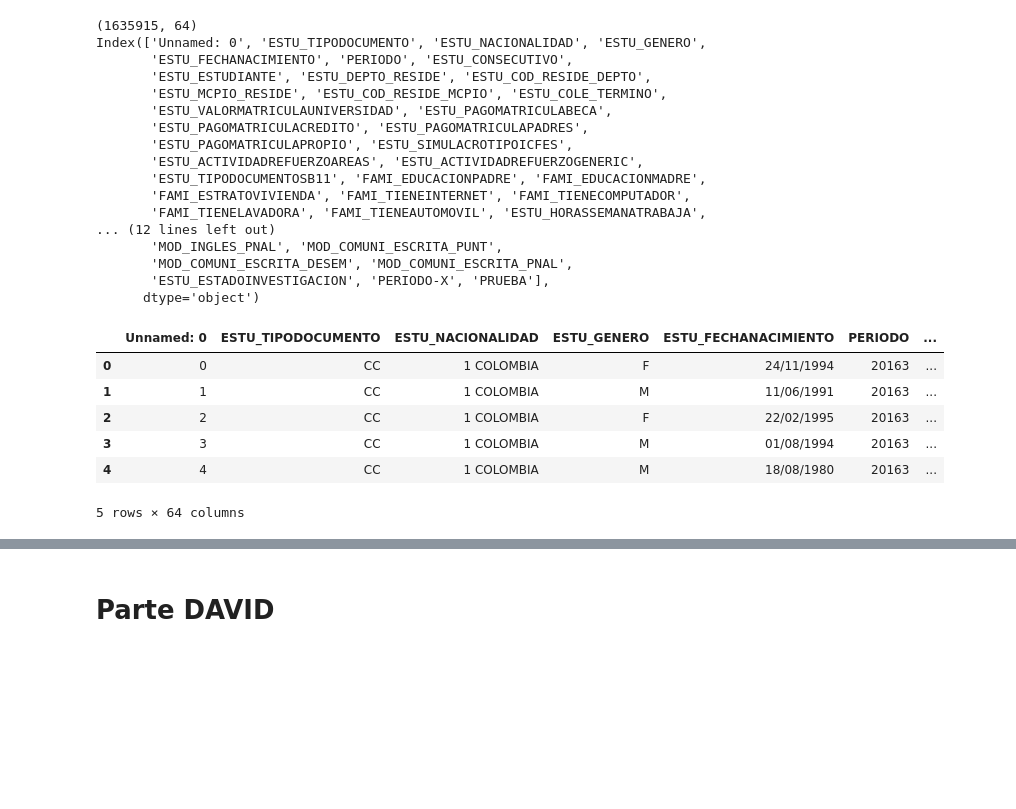
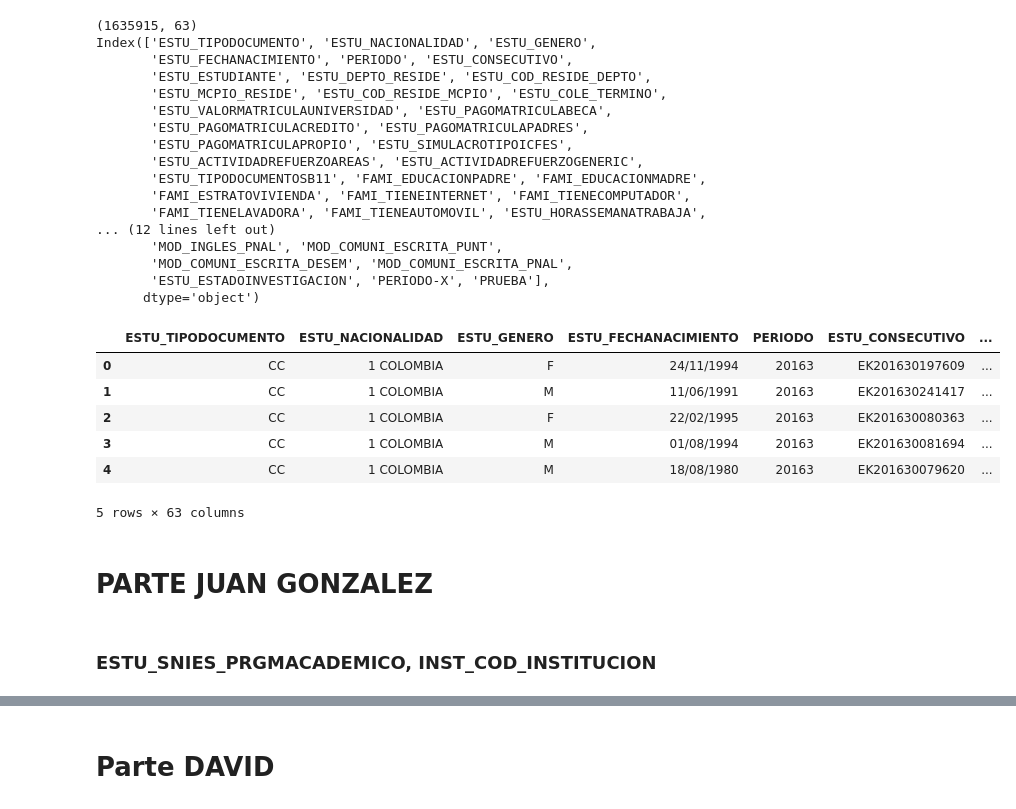
Before and after one commit to epberdugoc/CodeRepDS4A_2020team18, a Jupyter notebook: Codigo Limpieza.ipynb, the cells around one changed output, grey strips where cells are left out. Cells and saved outputs as stored; diff of their text form; code cells hidden in the pictures; blank space fills up the shorter version.

```diff
--- a/Codigo Limpieza.ipynb
+++ b/Codigo Limpieza.ipynb
@@ -1,31 +1,33 @@
 # %%
 import pandas as pd
-datafinal = pd.read_csv("data-final.csv",header=0,encoding = "UTF-8")
+datafinal = pd.read_csv("data-final.csv", header=0, index_col=0, encoding = "UTF-8")
 print(datafinal.shape)
 print(datafinal.columns)
 datafinal.head(5)
 # %% [output]
-(1635915, 64)
-Index(['Unnamed: 0', 'ESTU_TIPODOCUMENTO', 'ESTU_NACIONALIDAD', 'ESTU_GENERO',
+(1635915, 63)
+Index(['ESTU_TIPODOCUMENTO', 'ESTU_NACIONALIDAD', 'ESTU_GENERO',
        'ESTU_FECHANACIMIENTO', 'PERIODO', 'ESTU_CONSECUTIVO',
        'ESTU_ESTUDIANTE', 'ESTU_DEPTO_RESIDE', 'ESTU_COD_RESIDE_DEPTO',
        'ESTU_MCPIO_RESIDE', 'ESTU_COD_RESIDE_MCPIO', 'ESTU_COLE_TERMINO',
        'ESTU_VALORMATRICULAUNIVERSIDAD', 'ESTU_PAGOMATRICULABECA',
        'ESTU_PAGOMATRICULACREDITO', 'ESTU_PAGOMATRICULAPADRES',
        'ESTU_PAGOMATRICULAPROPIO', 'ESTU_SIMULACROTIPOICFES',
        'ESTU_ACTIVIDADREFUERZOAREAS', 'ESTU_ACTIVIDADREFUERZOGENERIC',
        'ESTU_TIPODOCUMENTOSB11', 'FAMI_EDUCACIONPADRE', 'FAMI_EDUCACIONMADRE',
        'FAMI_ESTRATOVIVIENDA', 'FAMI_TIENEINTERNET', 'FAMI_TIENECOMPUTADOR',
        'FAMI_TIENELAVADORA', 'FAMI_TIENEAUTOMOVIL', 'ESTU_HORASSEMANATRABAJA',
 ... (12 lines left out)
        'MOD_INGLES_PNAL', 'MOD_COMUNI_ESCRITA_PUNT',
        'MOD_COMUNI_ESCRITA_DESEM', 'MOD_COMUNI_ESCRITA_PNAL',
        'ESTU_ESTADOINVESTIGACION', 'PERIODO-X', 'PRUEBA'],
       dtype='object')
-|  | Unnamed: 0 | ESTU_TIPODOCUMENTO | ESTU_NACIONALIDAD | ESTU_GENERO | ESTU_FECHANACIMIENTO | PERIODO | ... |
-| 0 | 0 | CC | 1 COLOMBIA | F | 24/11/1994 | 20163 | ... |
-| 1 | 1 | CC | 1 COLOMBIA | M | 11/06/1991 | 20163 | ... |
-| 2 | 2 | CC | 1 COLOMBIA | F | 22/02/1995 | 20163 | ... |
-| 3 | 3 | CC | 1 COLOMBIA | M | 01/08/1994 | 20163 | ... |
-| 4 | 4 | CC | 1 COLOMBIA | M | 18/08/1980 | 20163 | ... |
+|  | ESTU_TIPODOCUMENTO | ESTU_NACIONALIDAD | ESTU_GENERO | ESTU_FECHANACIMIENTO | PERIODO | ESTU_CONSECUTIVO | ... |
+| 0 | CC | 1 COLOMBIA | F | 24/11/1994 | 20163 | EK201630197609 | ... |
+| 1 | CC | 1 COLOMBIA | M | 11/06/1991 | 20163 | EK201630241417 | ... |
+| 2 | CC | 1 COLOMBIA | F | 22/02/1995 | 20163 | EK201630080363 | ... |
+| 3 | CC | 1 COLOMBIA | M | 01/08/1994 | 20163 | EK201630081694 | ... |
+| 4 | CC | 1 COLOMBIA | M | 18/08/1980 | 20163 | EK201630079620 | ... |
-5 rows × 64 columns
+5 rows × 63 columns
+# %% [markdown]
+# PARTE JUAN GONZALEZ
@@ -31,0 +52,2 @@ Index(['Unnamed: 0', 'ESTU_TIPODOCUMENTO', 'ESTU_NACIONALIDAD', 'ESTU_GENERO',
+# %% [markdown]
+### ESTU_SNIES_PRGMACADEMICO, INST_COD_INSTITUCION
```
Also changed, not shown: parts of 88 cells of this notebook, 1 other file.
